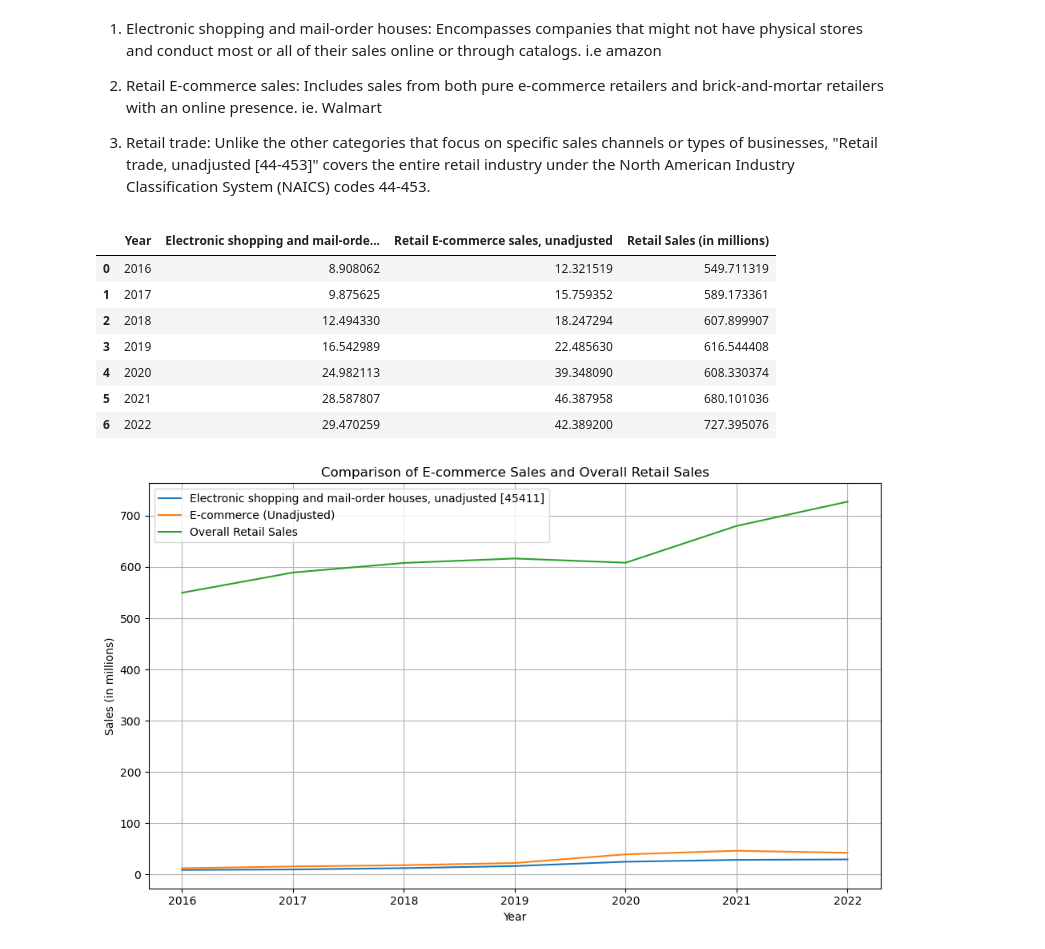
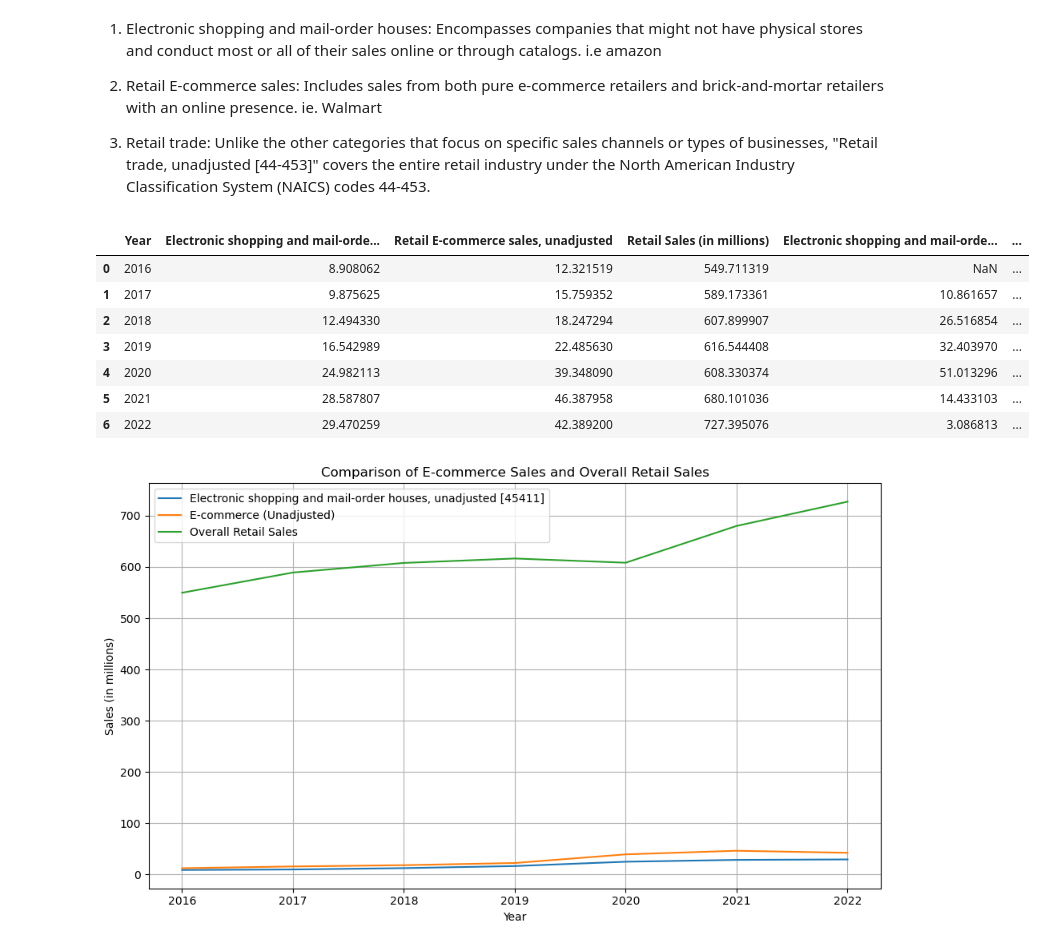
Before and after one commit to migo3000/project_1_online_retail, a Jupyter notebook: data_acquisition.ipynb, the cells around one changed output. Cells and saved outputs as stored; diff of their text form; code cells hidden in the pictures.

```diff
--- a/data_acquisition.ipynb
+++ b/data_acquisition.ipynb
@@ -188,41 +188,45 @@ Please note the following distinctions for each category:
 # %%
 ecom_categories = [
     "Retail E-commerce sales, unadjusted",
     "Electronic shopping and mail-order houses, unadjusted [45411]"
 ]
 
 retail_category = "Retail trade, unadjusted [44-453]"
 
 # Extract e-commerce sales data
 ecom_sales = cleaned_df[cleaned_df['Sales'].isin(ecom_categories)]
 
 # Extract retail sales data
 retail_sales = cleaned_df[cleaned_df['Sales'] == retail_category]
 
 # Summarize e-commerce sales
 ecom_summary = ecom_sales.groupby(['Sales', 'Year'])['VALUE'].sum().reset_index()
 ecom_summary['VALUE'] = ecom_summary['VALUE'] / 1_000_000
 ecom_summary = ecom_summary.pivot(index='Year', columns='Sales', values='VALUE').reset_index()
 
 # Summarize retail sales
 retail_summary = retail_sales.groupby(['Year'])['VALUE'].sum().reset_index()
 retail_summary['VALUE'] = retail_summary['VALUE'] / 1_000_000
 retail_summary.rename(columns={'VALUE': 'Retail Sales (in millions)'}, inplace=True)
 
 # Combine summaries for comparison
 comparison = pd.merge(ecom_summary, retail_summary, on='Year', how='outer')
 
+# Calculate percentage change for each column
+for column in comparison.columns[1:]:  # Skip ‘Year’ column
+    comparison[f'{column} % Change'] = comparison[column].pct_change() * 100
+
 # Display the comparison table
 comparison
 # %% [output]
-|  | Year | Electronic shopping and mail-orde... | Retail E-commerce sales, unadjusted | Retail Sales (in millions) |
-| 0 | 2016 | 8.908062 | 12.321519 | 549.711319 |
-| 1 | 2017 | 9.875625 | 15.759352 | 589.173361 |
-| 2 | 2018 | 12.494330 | 18.247294 | 607.899907 |
-| 3 | 2019 | 16.542989 | 22.485630 | 616.544408 |
-| 4 | 2020 | 24.982113 | 39.348090 | 608.330374 |
-| 5 | 2021 | 28.587807 | 46.387958 | 680.101036 |
-| 6 | 2022 | 29.470259 | 42.389200 | 727.395076 |
+|  | Year | Electronic shopping and mail-orde... | Retail E-commerce sales, unadjusted | Retail Sales (in millions) | Electronic shopping and mail-orde... | ... |
+| 0 | 2016 | 8.908062 | 12.321519 | 549.711319 | NaN | ... |
+| 1 | 2017 | 9.875625 | 15.759352 | 589.173361 | 10.861657 | ... |
+| 2 | 2018 | 12.494330 | 18.247294 | 607.899907 | 26.516854 | ... |
+| 3 | 2019 | 16.542989 | 22.485630 | 616.544408 | 32.403970 | ... |
+| 4 | 2020 | 24.982113 | 39.348090 | 608.330374 | 51.013296 | ... |
+| 5 | 2021 | 28.587807 | 46.387958 | 680.101036 | 14.433103 | ... |
+| 6 | 2022 | 29.470259 | 42.389200 | 727.395076 | 3.086813 | ... |
 # %%
 plt.figure(figsize=(10, 6))
 
```
Also changed, not shown: parts of 2 cells of this notebook, 1 other file.
